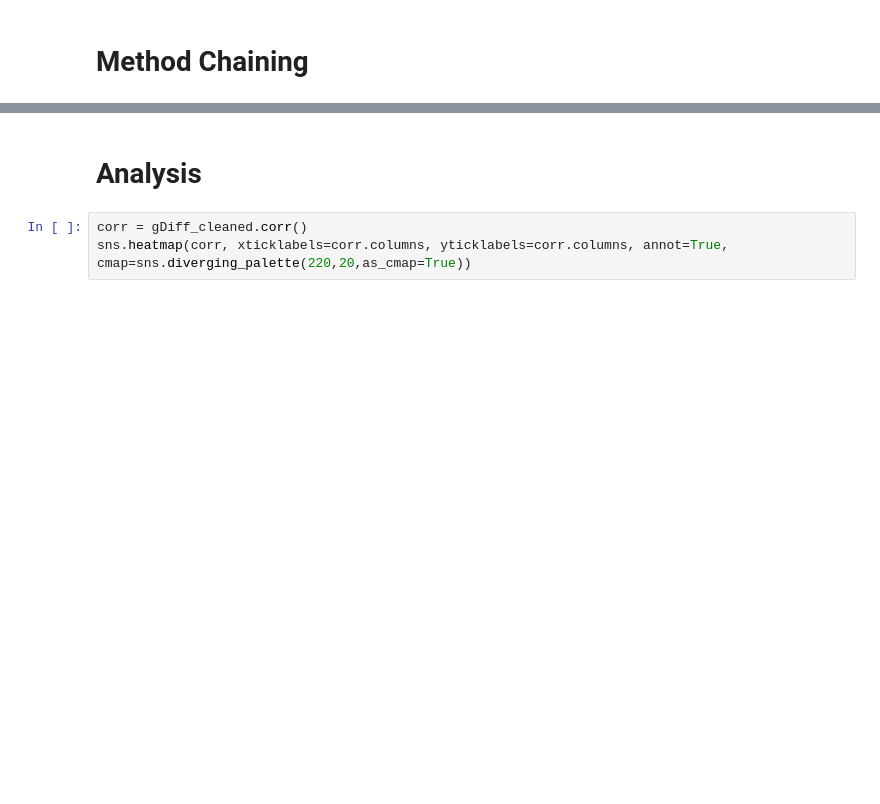
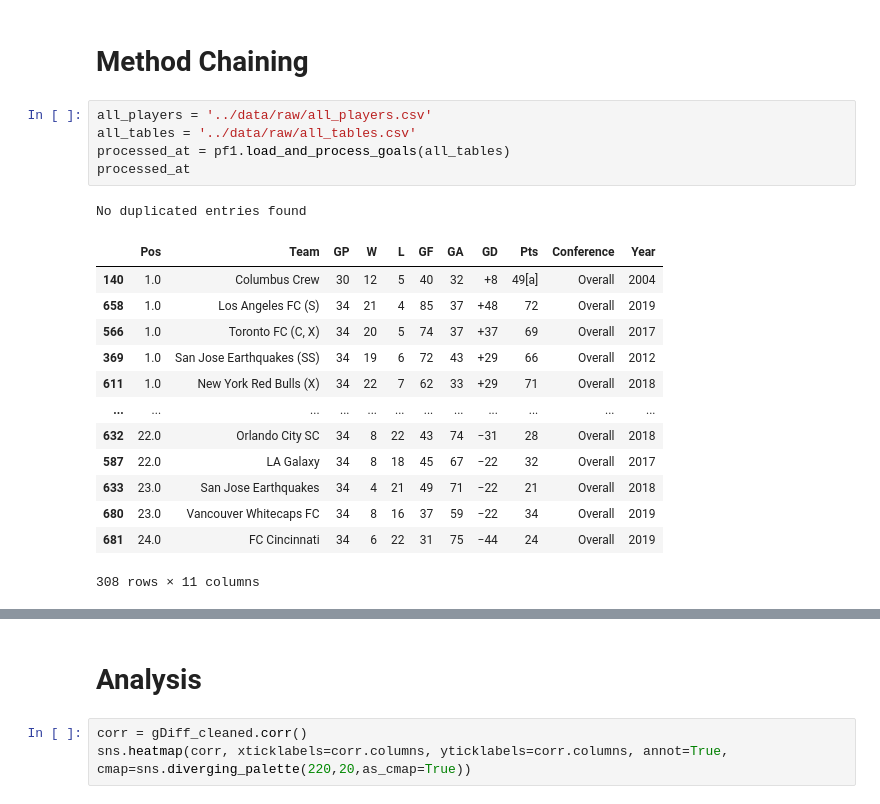
Before and after one commit to data301-2021-winter1/project-group47-project, a Jupyter notebook: notebooks/analysis1.ipynb, the cells around one changed output, grey strips where cells are left out. Drawn from its saved outputs; the diff is of its cells as text; blank space fills up the shorter version.

Commit message:
completed method chaining for both tables

```diff
--- a/notebooks/analysis1.ipynb
+++ b/notebooks/analysis1.ipynb
@@ -267,2 +328,22 @@ df
 # %% [markdown]
 # Method Chaining
+# %%
+all_players = '../data/raw/all_players.csv'
+all_tables = '../data/raw/all_tables.csv'
+processed_at = pf1.load_and_process_goals(all_tables)
+processed_at
+# %% [output]
+No duplicated entries found
+|  | Pos | Team | GP | W | L | GF | GA | GD | Pts | Conference | Year |
+| 140 | 1.0 | Columbus Crew | 30 | 12 | 5 | 40 | 32 | +8 | 49[a] | Overall | 2004 |
+| 658 | 1.0 | Los Angeles FC (S) | 34 | 21 | 4 | 85 | 37 | +48 | 72 | Overall | 2019 |
+| 566 | 1.0 | Toronto FC (C, X) | 34 | 20 | 5 | 74 | 37 | +37 | 69 | Overall | 2017 |
+| 369 | 1.0 | San Jose Earthquakes (SS) | 34 | 19 | 6 | 72 | 43 | +29 | 66 | Overall | 2012 |
+| 611 | 1.0 | New York Red Bulls (X) | 34 | 22 | 7 | 62 | 33 | +29 | 71 | Overall | 2018 |
+| ... | ... | ... | ... | ... | ... | ... | ... | ... | ... | ... | ... |
+| 632 | 22.0 | Orlando City SC | 34 | 8 | 22 | 43 | 74 | −31 | 28 | Overall | 2018 |
+| 587 | 22.0 | LA Galaxy | 34 | 8 | 18 | 45 | 67 | −22 | 32 | Overall | 2017 |
+| 633 | 23.0 | San Jose Earthquakes | 34 | 4 | 21 | 49 | 71 | −22 | 21 | Overall | 2018 |
+| 680 | 23.0 | Vancouver Whitecaps FC | 34 | 8 | 16 | 37 | 59 | −22 | 34 | Overall | 2019 |
+| 681 | 24.0 | FC Cincinnati | 34 | 6 | 22 | 31 | 75 | −44 | 24 | Overall | 2019 |
+308 rows × 11 columns
```
Also changed, not shown: parts of 7 cells of this notebook, 1 other file.
